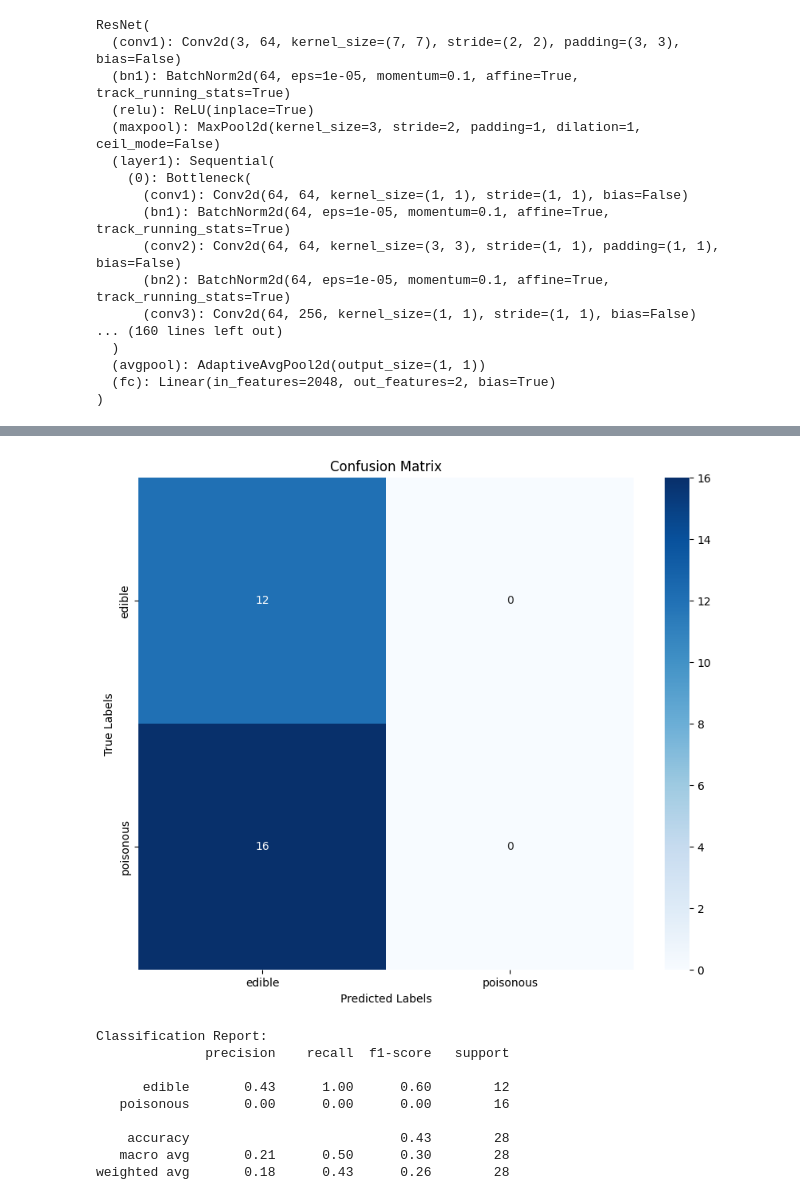
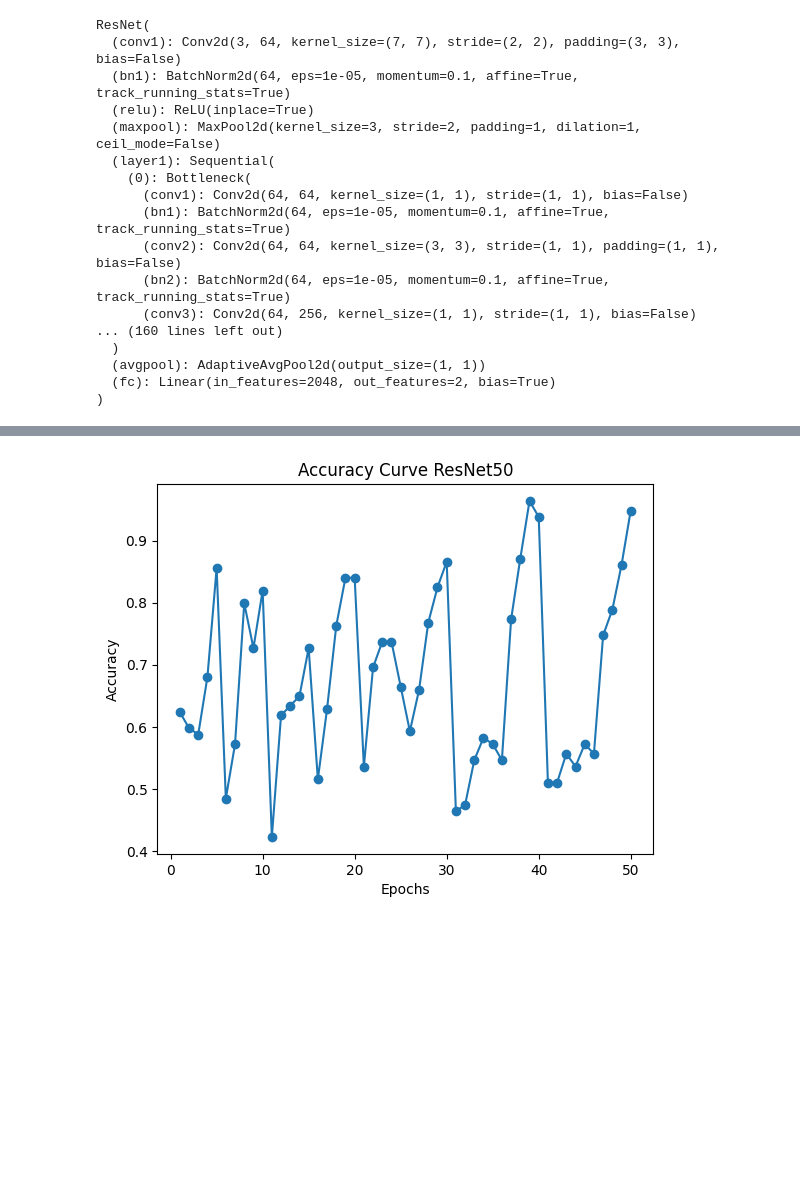
Before and after one commit to Akashdip-N/Critical-Analysis-of-Machine-Learning-and-Deep-Learning-Model-for-Mushroom-Classification, a Jupyter notebook: resnet50_mushroom hyper.ipynb, the cells around one changed output, grey strips where cells are left out. Cells and saved outputs as stored; diff of their text form; code cells hidden in the pictures; blank space fills up the shorter version.

Commit message:
Resnet50 Model Rerun

```diff
--- a/resnet50_mushroom hyper.ipynb
+++ b/resnet50_mushroom hyper.ipynb
@@ -209,9 +200,10 @@ optimizer = optim.SGD(
     lr=best_hyperparams['lr'],
     momentum=best_hyperparams['momentum']
 )
+batch_size = best_hyperparams['batch_size']
 # %%
-train_loader = DataLoader(train_data, batch_size=best_hyperparams['batch_size'], shuffle=True)
-val_loader = DataLoader(val_data, batch_size=best_hyperparams['batch_size'], shuffle=False)
+train_loader = DataLoader(train_data, batch_size=batch_size, shuffle=True)
+val_loader = DataLoader(val_data, batch_size=batch_size, shuffle=False)
 # %%
 
 for epoch in range(number_of_epochs):
@@ -224,5 +216,19 @@ for epoch in range(number_of_epochs):
         loss.backward()
         optimizer.step()
 
-print("Training completed with best hyperparameters!")
+    # Evaluate on validation set after each epoch
+    best_model.eval()
+    val_labels = []
+    val_predictions = []
+    with torch.no_grad():
+        for inputs, labels in val_loader:
+            inputs, labels = inputs.to(device), labels.to(device)
+            outputs = best_model(inputs)
+            _, predicted = torch.max(outputs, 1)
+            val_labels.extend(labels.cpu().numpy())
+            val_predictions.extend(predicted.cpu().numpy())
+
+    epoch_accuracy = accuracy_score(val_labels, val_predictions)
+    history['val_accuracy'].append(epoch_accuracy)
+    print(f"Epoch {epoch+1}/{number_of_epochs} - Validation Accuracy: {epoch_accuracy:.4f}")
 # %% [output]
@@ -262,41 +256,9 @@ plt.show()
-# %%
-# Convert to numpy arrays
-y_true = []
-y_pred = []
-best_model.eval()
-
-with torch.no_grad():
-    for images, labels in val_loader:
-        images, labels = images.to(device), labels.to(device)
-        outputs = best_model(images)
-        _, predicted = torch.max(outputs, 1)
-        y_true.extend(labels.cpu().numpy())
-        y_pred.extend(predicted.cpu().numpy())
-
-
-# Compute confusion matrix
-conf_matrix = confusion_matrix(y_true, y_pred)
-classes = train_data.classes
-
-# Plot confusion matrix with Seaborn
-plt.figure(figsize=(10, 8))
-sns.heatmap(conf_matrix, annot=True, fmt='d', cmap='Blues', xticklabels=classes, yticklabels=classes)
-plt.title("Confusion Matrix")
-plt.xlabel("Predicted Labels")
-plt.ylabel("True Labels")
-plt.show()
-
-# Print classification report
-print("Classification Report:")
-print(classification_report(y_true, y_pred, target_names=classes))
-# %% [output]
-[figure, removed]
-Classification Report:
-              precision    recall  f1-score   support
-
-      edible       0.43      1.00      0.60        12
-   poisonous       0.00      0.00      0.00        16
-
-    accuracy                           0.43        28
-   macro avg       0.21      0.50      0.30        28
-weighted avg       0.18      0.43      0.26        28
+# %%
+acc = history['train_accuracy']
+plt.plot(range(1, len(acc) + 1), acc, marker='o')
+plt.xlabel('Epochs')
+plt.ylabel('Accuracy')
+plt.title('Accuracy Curve ResNet50')
+plt.show()
+# %% [output]
+[figure, added]
```
Also changed, not shown: parts of 8 cells of this notebook.
